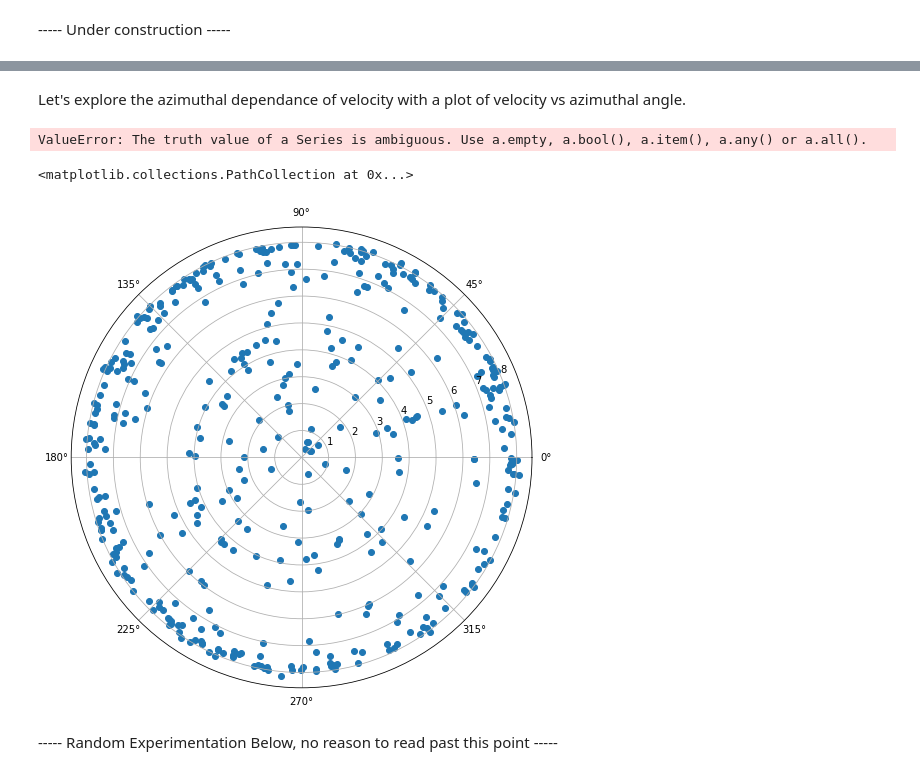
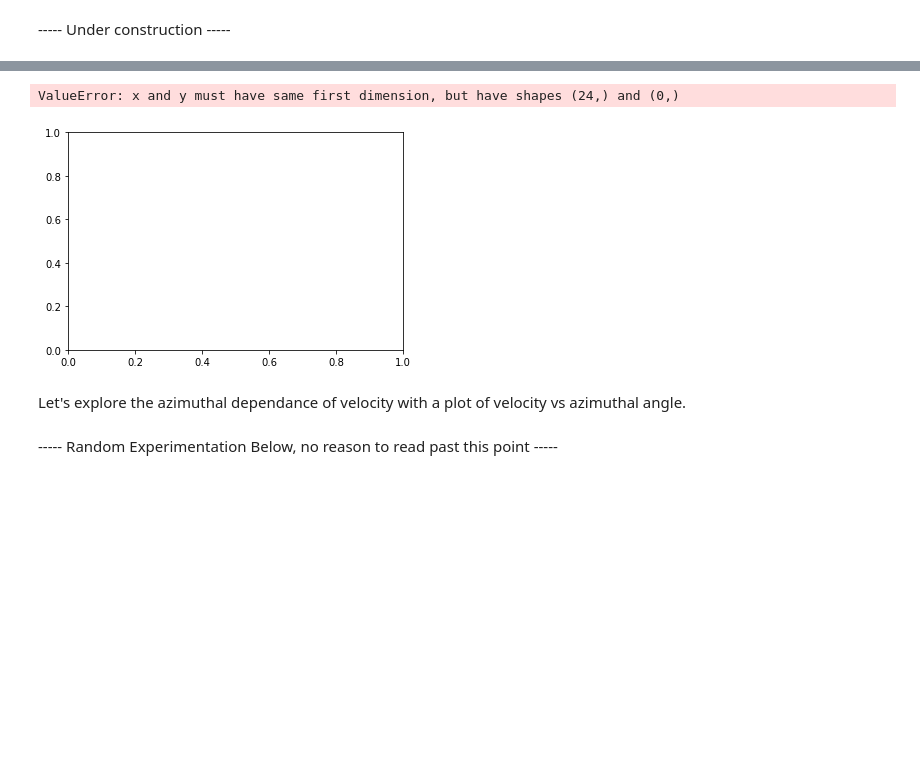
Before and after one commit to oceanhackweek/earthquakes, a Jupyter notebook: sandbox.ipynb, the cells around one changed output, grey strips where cells are left out. Saved outputs shown, nothing was run; the diff lists cells and outputs as text; code cells hidden in the pictures; blank space fills up the shorter version.

```diff
--- a/sandbox.ipynb
+++ b/sandbox.ipynb
@@ -170,41 +209,37 @@ We now have every pick with a latitude and longitude!  Analysis may ensue.
+# %%
+az_bins = np.linspace(0,360,25)
+d=np.array(plog.distance)
+t=np.array(plog.time)
+p_vel = []
+for i in range(len(az_bins)-1):
+    min_az = az_bins[i]
+    max_az = az_bins[i+1]
+    ind = [j for j,az in enumerate(plog.azimuth) if (az > min_az) & (az < max_az)]
+    if ind:
+        dist = [d[j] for j in ind]
+        tt = [t[j] for j in ind]
+        #m,b = np.polyfit(np.array(tt),np.array(dist),1)
+        #p_vel.append(m)
+    #else:
+        #p_vel.append(0)
+
+fig,ax = plt.subplots(1,1)
+ax.plot(az_bins[0:24],p_vel,'.')
+ax.set_xlabel('Azimuth')
+ax.set_ylabel('P-wave velocity')
+# %% [output]
+ValueError: x and y must have same first dimension, but have shapes (24,) and (0,)
+[figure, added]
 # %% [markdown]
 Let's explore the azimuthal dependance of velocity with a plot of velocity vs azimuthal angle.
-# %%
-def azi_binner(azi):
-    if azi > 355:
-        azi_rounded = 0
-    else:
-        azi_rounded = np.round(azi/10)*10
-    return azi_rounded
-
-log['azi_bin'] = azi_binner(log.get('azimuth'))
-azi_binned = pd.DataFrame(log['azi_bin'], log['phase'], log['velocity'])
-azi_binned.columns(['Azimuth','Phase','Velocity'])
-azi_binned
-# %% [output]
-ValueError: The truth value of a Series is ambiguous. Use a.empty, a.bool(), a.item(), a.any() or a.all().
 # %%
-def azi_binner(azi):
-    if azi > 355:
-        azi_rounded = 0
-    else:
-        azi_rounded = np.round(azi/10)*10
-    return azi_rounded
-
-log['azi_bin'] = azi_binner(log['azimuth'])
-azi_binned = pd.DataFrame(log['azi_bin'], log['phase'], log['velocity'])
-azi_binned.columns(['Azimuth','Phase','Velocity'])
 fig = figure(figsize=(8,8))
 ax = fig.add_axes([0.1, 0.1, 0.8, 0.8], polar=True)
-
 theta = log.azimuth
 radii = log.velocity
 ax.scatter(theta, radii)
 
 #TODO rotate so North is up, add velocity and direction bins, fix velocity scale, add title legend etc
-# %% [output]
-<matplotlib.collections.PathCollection at 0x...>
-[figure, removed]
 # %% [markdown]
 ----- Random Experimentation Below, no reason to read past this point -----
 # %%
```
Also changed, not shown: parts of 4 cells of this notebook, 1 other file.
